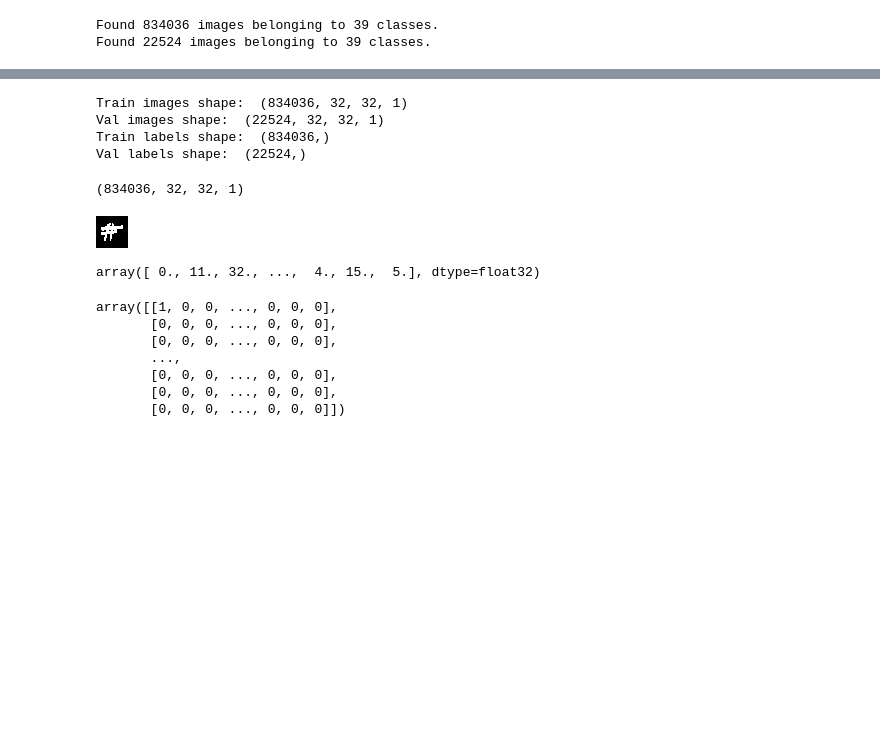
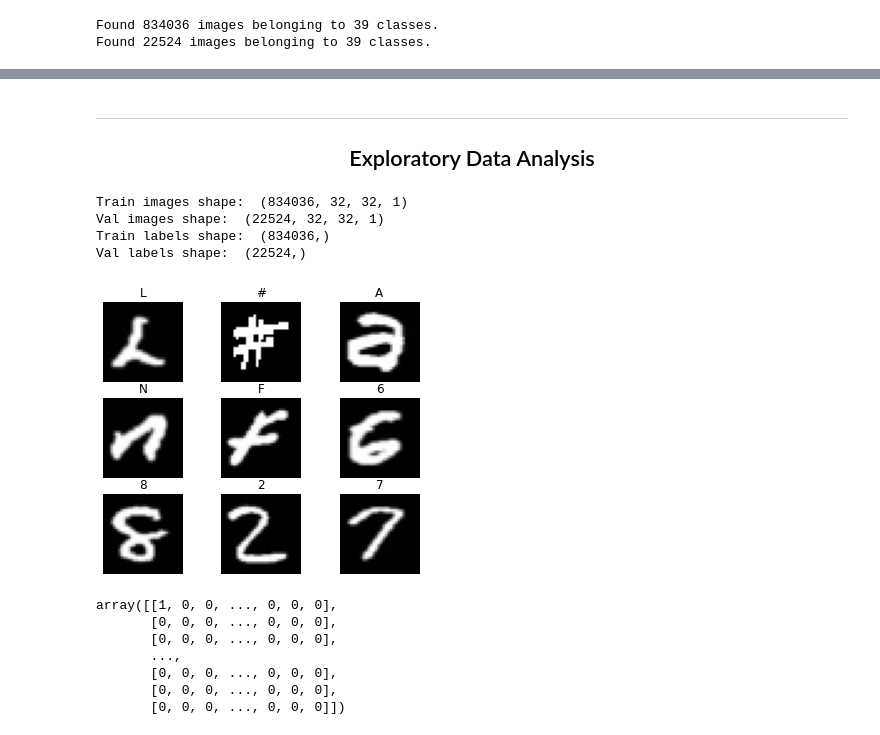
Before and after one commit to edejesus196/handwritten_names_recognition, a Jupyter notebook: main_summary_notebook.ipynb, the cells around one changed output, grey strips where cells are left out. Cells and saved outputs as stored; diff of their text form; code cells hidden in the pictures; blank space fills up the shorter version.

```diff
--- a/main_summary_notebook.ipynb
+++ b/main_summary_notebook.ipynb
@@ -105,6 +110,7 @@ save_path = "pickle_files/"
 #     pickle.dump((val_images, val_labels), f)
 # %%
 # Load train images/labels
+save_path = "pickle_files/"
 with open(os.path.join(save_path, "train.pkl"), "rb") as f:
     (train_images, train_labels) = pickle.load(f)
 # %%
@@ -140,3 +121,6 @@ array([ 0,  0,  0, ..., 38, 38, 38])
+# %% [markdown]
+***
+<h2 align="center">Exploratory Data Analysis </h2>
 # %%
 # Explore your dataset
 print('Train images shape: ', train_images.shape)
@@ -148,16 +132,14 @@ Train images shape:  (834036, 32, 32, 1)
 Val images shape:  (22524, 32, 32, 1)
 Train labels shape:  (834036,)
 Val labels shape:  (22524,)
-# %%
-train_images.shape
-# %% [output]
-(834036, 32, 32, 1)
-# %%
-array_to_img(train_images[0])
-# %% [output]
-[figure, removed]
-# %%
-train_labels
-# %% [output]
-array([ 0., 11., 32., ...,  4., 15.,  5.], dtype=float32)
+# %%
+# plot training images
+for i in range(100, 109):
+    plt.subplot(330 + (i+1))
+    plt.imshow(array_to_img(train_images[i]), cmap=plt.get_cmap('gray'))
+    plt.title(str([k for k, v in train_generator.class_indices.items() if v == train_labels[i]][0]))
+    plt.axis('off')
+    plt.subplots_adjust(top=1.4)
+# %% [output]
+[figure, added]
 # %%
```
Also changed, not shown: parts of 9 cells of this notebook.
